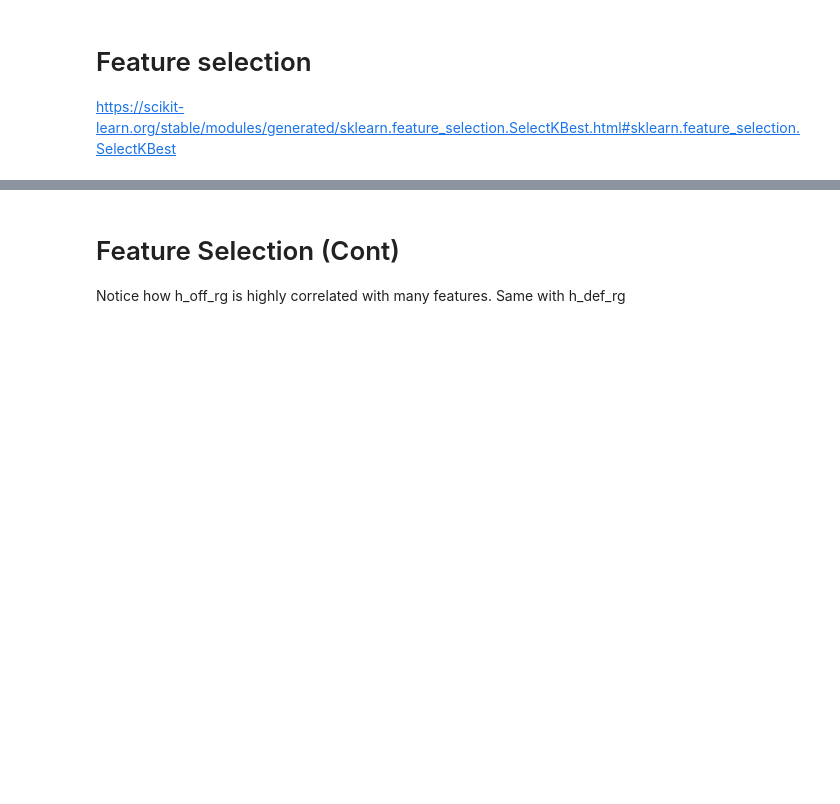
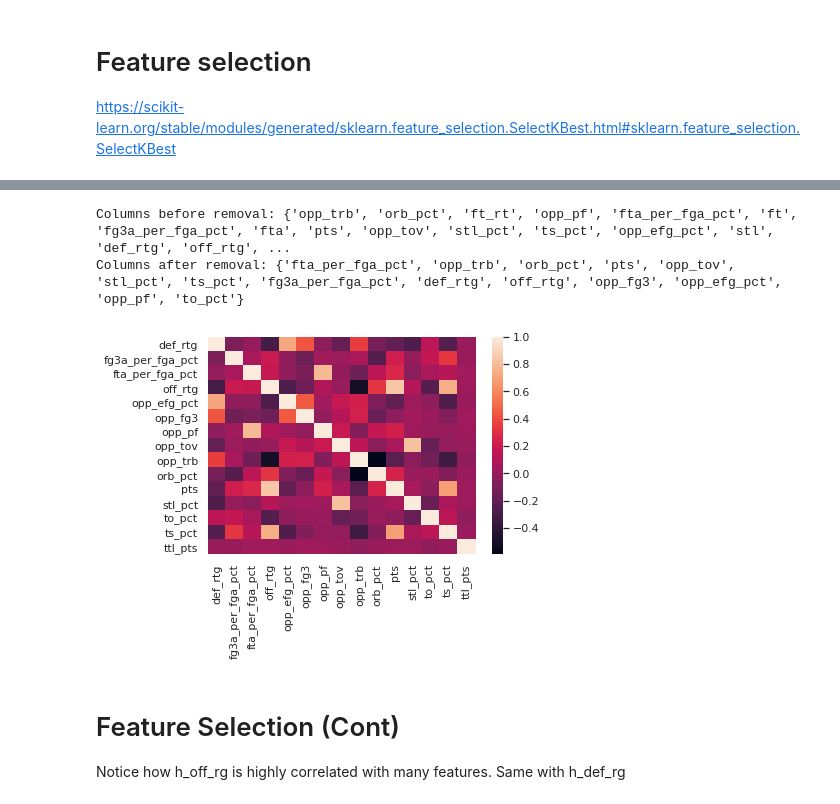
Before and after one commit to Navbryce/nba-combined-score-predictor, a Jupyter notebook: data-cleaning.ipynb, the cells around one changed output, grey strips where cells are left out. Drawn from its saved outputs; the diff is of its cells as text; code cells hidden in the pictures; blank space fills up the shorter version.

```diff
--- a/data-cleaning.ipynb
+++ b/data-cleaning.ipynb
@@ -140,3 +146,12 @@ display(f"Column diff {(f_regression_columns - mutual_info_columns) | (mutual_in
+# %%
+print(f"Columns before removal: {set(f_regression_select.columns)}")
+f_regression_select = f_regression_select.drop(labels=['ft', 'ft_rt', 'fta', 'fg3', 'stl', 'opp_fg3a'], axis=1)
+print(f"Columns after removal: {set(f_regression_select.columns)}")
+plot_correlation_heatmap(f_regression_select, init_train_label)
+# %% [output]
+Columns before removal: {'opp_trb', 'orb_pct', 'ft_rt', 'opp_pf', 'fta_per_fga_pct', 'ft', 'fg3a_per_fga_pct', 'fta', 'pts', 'opp_tov', 'stl_pct', 'ts_pct', 'opp_efg_pct', 'stl', 'def_rtg', 'off_rtg', ...
+Columns after removal: {'fta_per_fga_pct', 'opp_trb', 'orb_pct', 'pts', 'opp_tov', 'stl_pct', 'ts_pct', 'fg3a_per_fga_pct', 'def_rtg', 'off_rtg', 'opp_fg3', 'opp_efg_pct', 'opp_pf', 'to_pct'}
+[figure, added]
 # %% [markdown]
 # Feature Selection (Cont)
 Notice how h_off_rg is highly correlated with many features. Same with h_def_rg
```
Also changed, not shown: parts of 5 cells of this notebook.
